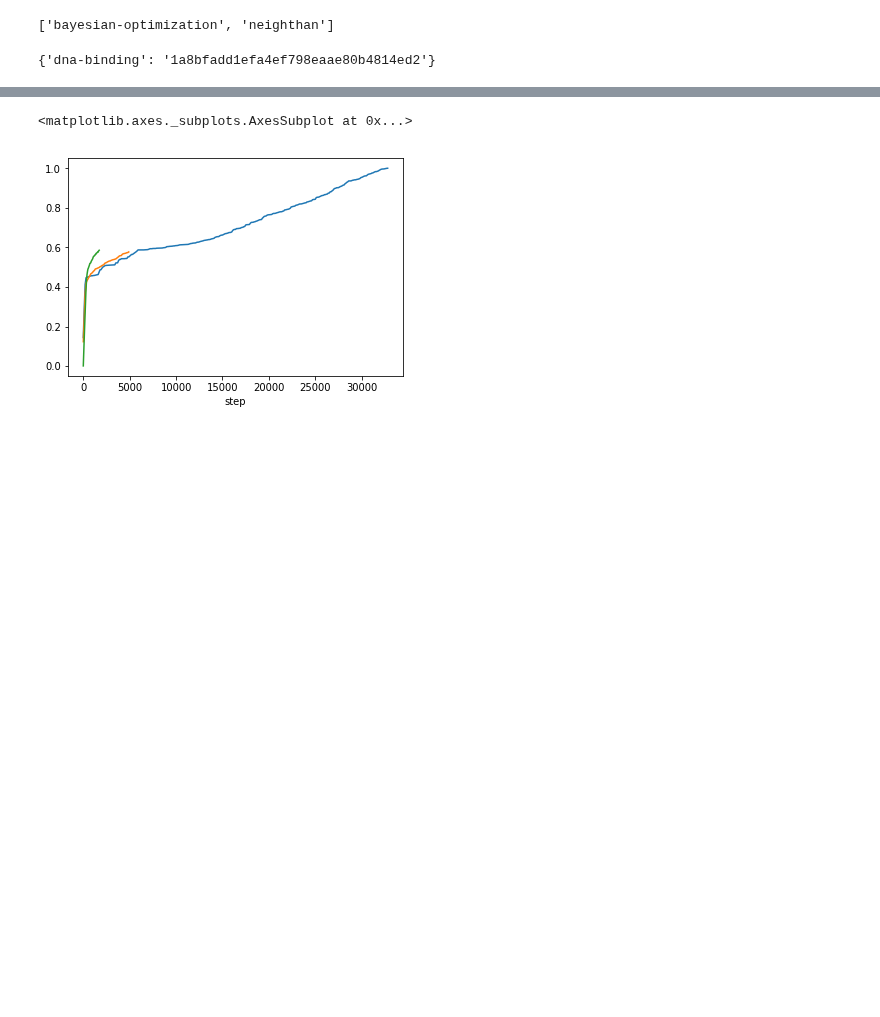
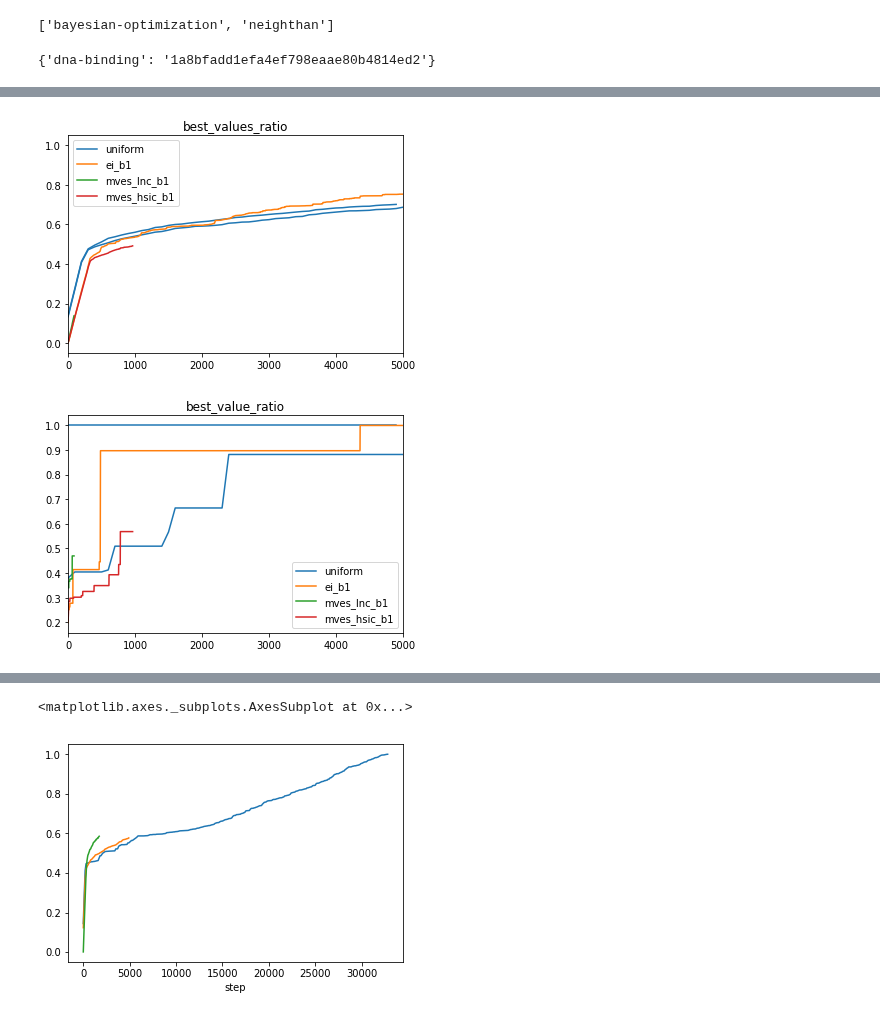
Before and after one commit to tmfs10/bb-opt, a Jupyter notebook: notebooks_nathan/comet_charts.ipynb, the cells around one changed output, grey strips where cells are left out. Cells and saved outputs as stored; diff of their text form; code cells hidden in the pictures; blank space fills up the shorter version.

```diff
--- a/notebooks_nathan/comet_charts.ipynb
+++ b/notebooks_nathan/comet_charts.ipynb
@@ -100,0 +80,37 @@ tensor([[ 6, -2],
+# %%
+# def get_...():
+group_by = "save_key"
+group_values = ["uniform", "ei_b1", "mves_lnc_b1", "mves_hsic_b1"]#, "hsic_pdts", "hsic_ms"]
+# group_values = []
+plot_metrics = ("best_values_ratio", "best_value_ratio")
+filter_params = {"dataset": "crx_ref_r1"}
+x_name = "step" # or timestamp or offset
+
+grouped_exps = api.get_experiments_grouped_by(project, group_by)
+grouped_exps = filter_exps(grouped_exps, filter_params)
+# %%
+plot_data = defaultdict(lambda: defaultdict(list))
+
+for grouped_value, experiments in grouped_exps.items():
+    if group_values and grouped_value not in group_values:
+        continue
+
+    for experiment in experiments:
+        metrics = api.get_metrics(experiment)
+
+        for metric in plot_metrics:
+            if metric in metrics:
+                plot_data[metric][grouped_value].append(metrics[metric])
+# %%
+for metric in plot_data:
+    plt.figure()
+    for i, (group_name, dfs) in enumerate(plot_data[metric].items()):
+        for j, df in enumerate(dfs):
+            plt.plot(df[x_name], df.value, label=group_name if j == 0 else "", color=f"C{i}")
+
+    plt.legend()
+    plt.title(metric)
+    plt.xlim(0, 5000)
+# %% [output]
+[figure, added]
+[figure, added]
```
Also changed, not shown: parts of 12 cells of this notebook, 7 other files.
